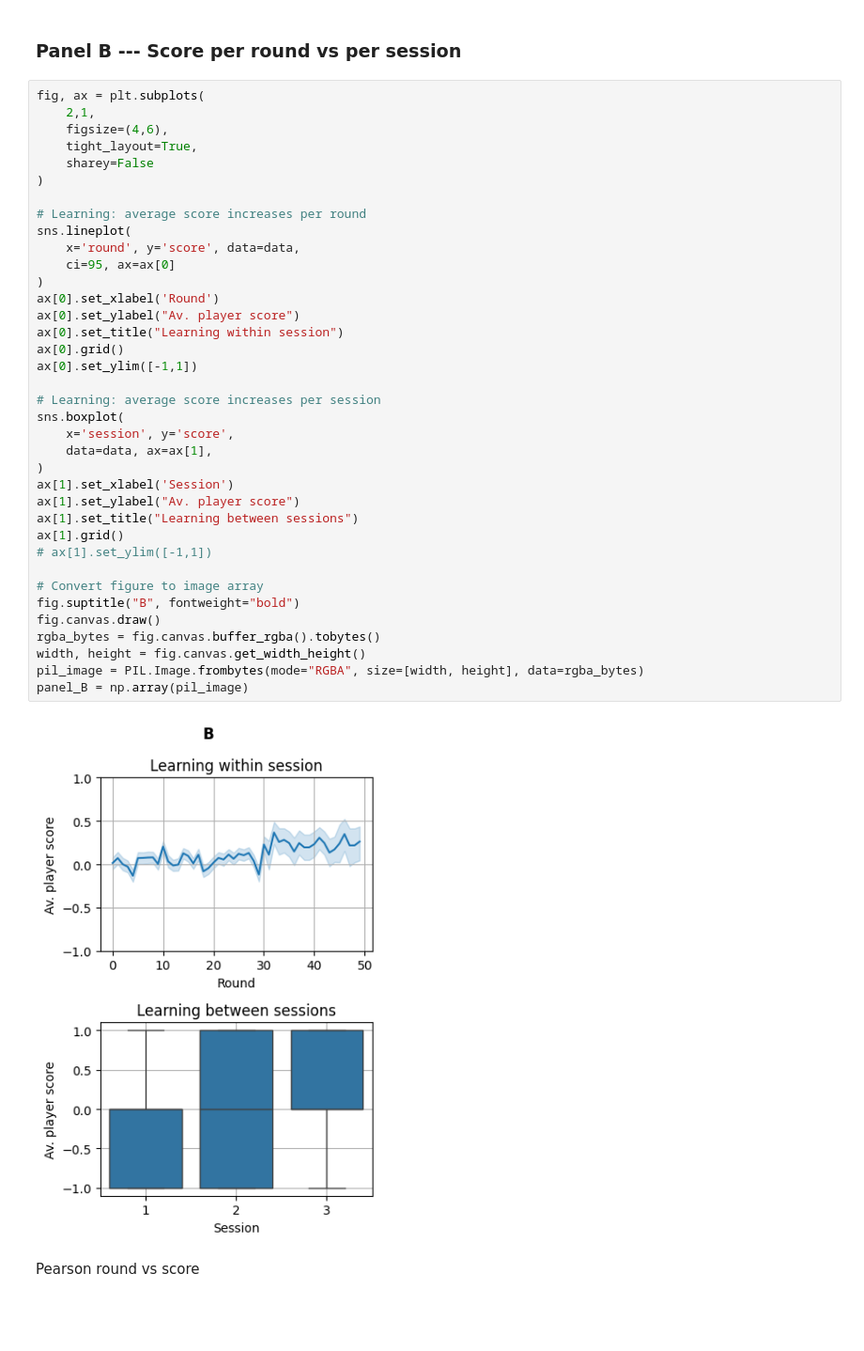
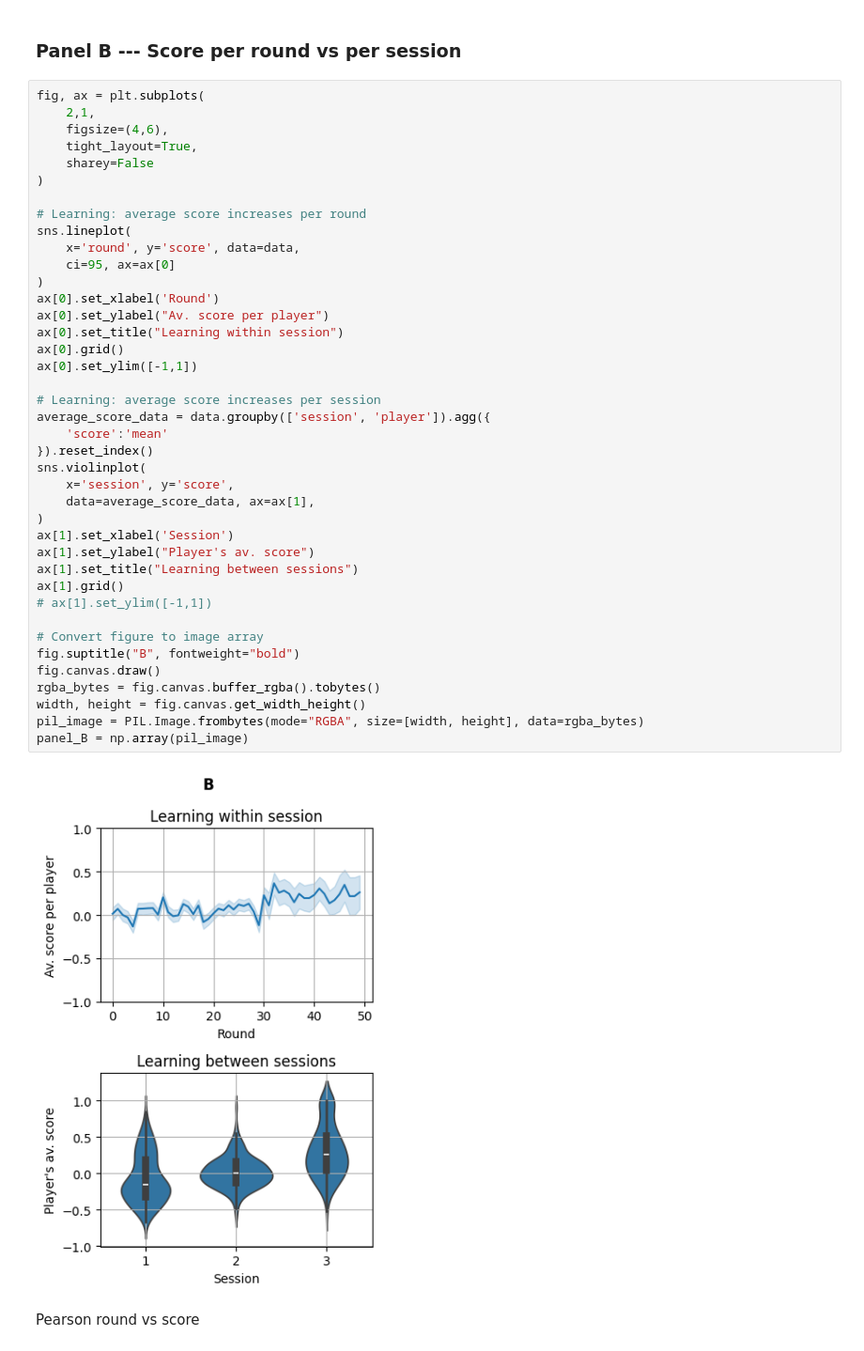
Before and after one commit to EAndrade-Lotero/Cognitive_Models_El_Farol_Bar_Problem, a Jupyter notebook: Figures for article/Short_Fig2.ipynb, the cells around one changed output. Shown at 94% size. Drawn from its saved outputs; the diff is of its cells as text; blank space fills up the shorter version.

```diff
--- a/Figures for article/Short_Fig2.ipynb
+++ b/Figures for article/Short_Fig2.ipynb
@@ -192,38 +192,41 @@ fig, ax = plt.subplots(
     tight_layout=True,
     sharey=False
 )
 
 # Learning: average score increases per round
 sns.lineplot(
     x='round', y='score', data=data,
     ci=95, ax=ax[0]
 )
 ax[0].set_xlabel('Round')
-ax[0].set_ylabel("Av. player score")
+ax[0].set_ylabel("Av. score per player")
 ax[0].set_title("Learning within session")
 ax[0].grid()
 ax[0].set_ylim([-1,1])
 
 # Learning: average score increases per session
-sns.boxplot(
+average_score_data = data.groupby(['session', 'player']).agg({
+    'score':'mean'
+}).reset_index()
+sns.violinplot(
     x='session', y='score',
-    data=data, ax=ax[1],
+    data=average_score_data, ax=ax[1],
 )
 ax[1].set_xlabel('Session')
-ax[1].set_ylabel("Av. player score")
+ax[1].set_ylabel("Player's av. score")
 ax[1].set_title("Learning between sessions")
 ax[1].grid()
 # ax[1].set_ylim([-1,1])
 
 # Convert figure to image array
 fig.suptitle("B", fontweight="bold")
 fig.canvas.draw()
 rgba_bytes = fig.canvas.buffer_rgba().tobytes()
 width, height = fig.canvas.get_width_height()
 pil_image = PIL.Image.frombytes(mode="RGBA", size=[width, height], data=rgba_bytes)
 panel_B = np.array(pil_image)
 # %% [output]
-[figure, old version]
+[figure, new version]
 # %% [markdown]
 Pearson round vs score
 # %%
```
Also changed, not shown: parts of 32 cells of this notebook, 1 other file.
